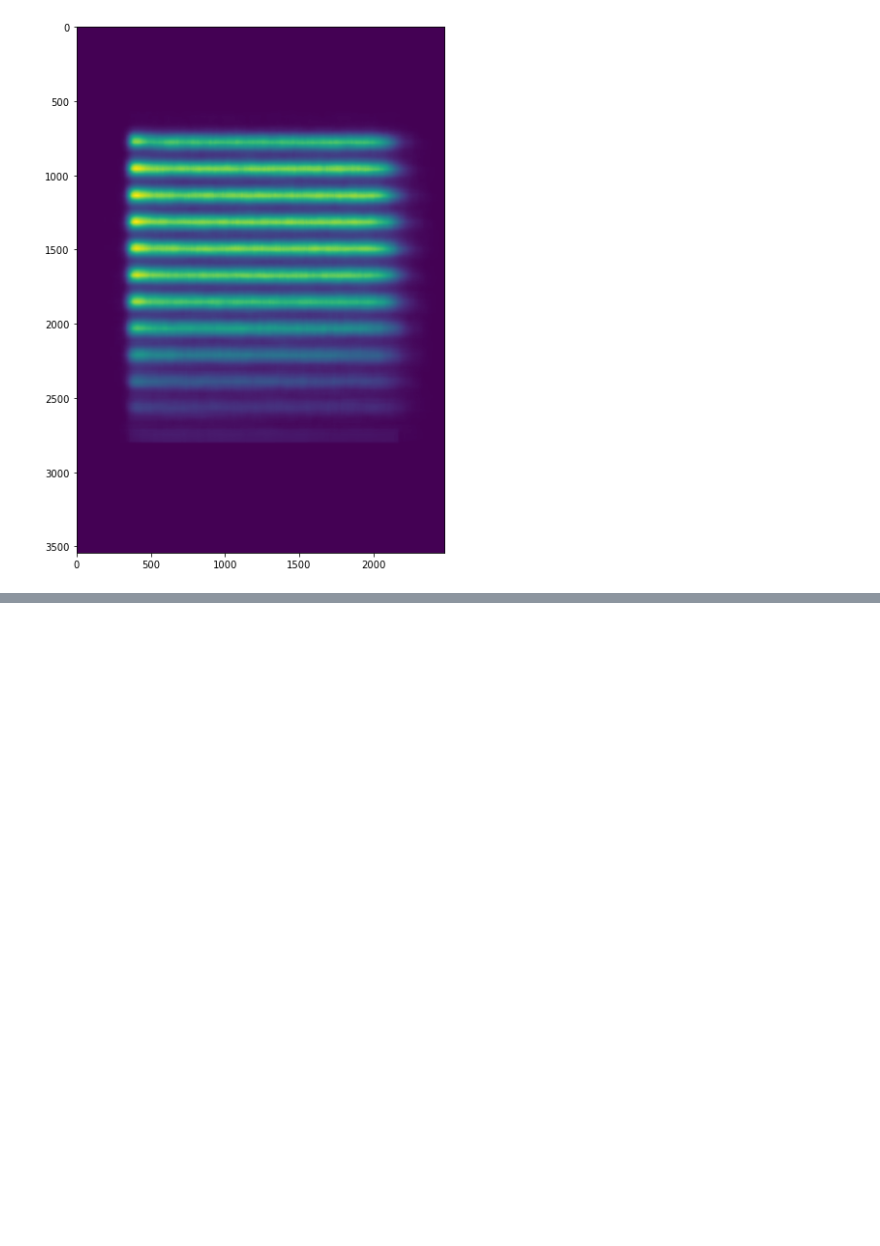
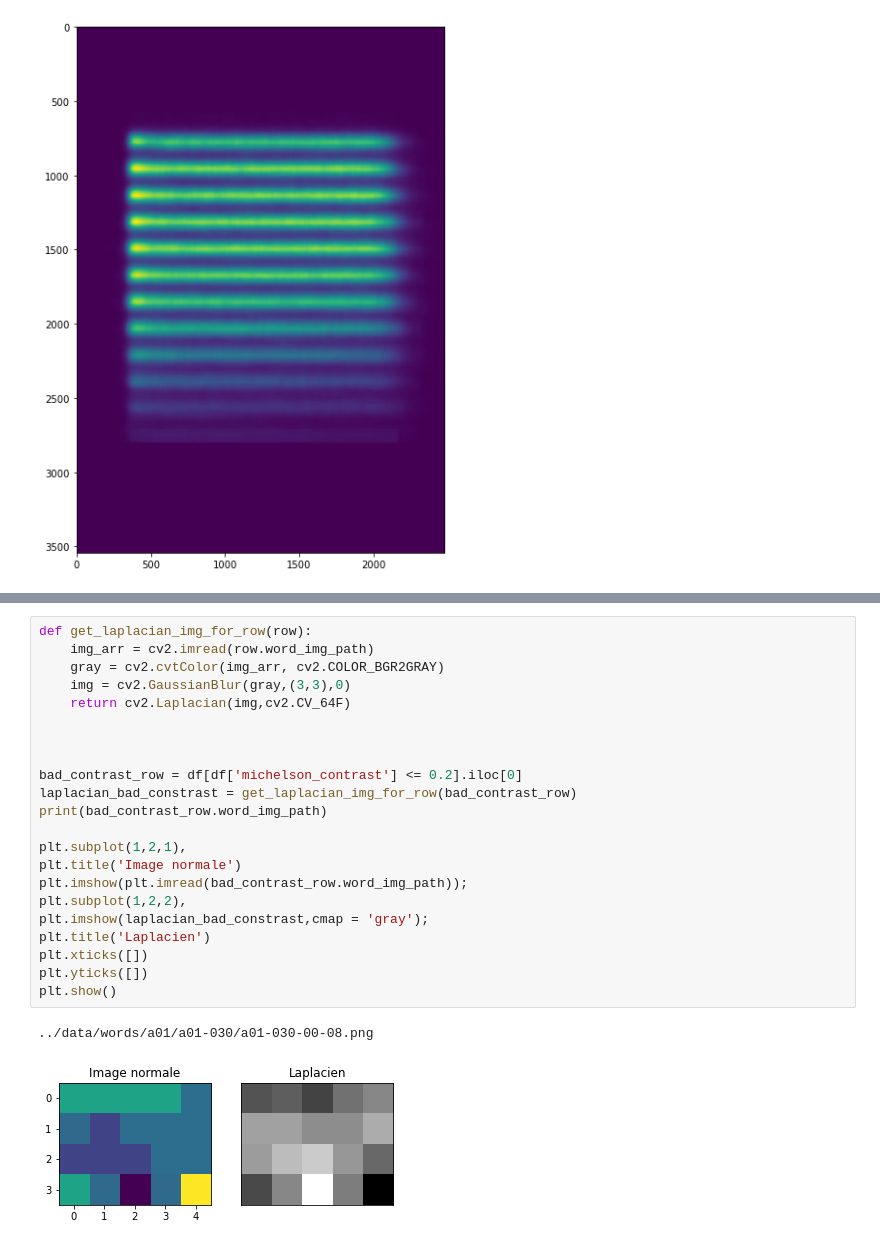
Before and after one commit to Jpec57/ocr-iam, a Jupyter notebook: notebooks/explorating_words.ipynb, the cells around one changed output, grey strips where cells are left out. Saved outputs shown, nothing was run; the diff lists cells and outputs as text; blank space fills up the shorter version.

```diff
--- a/notebooks/explorating_words.ipynb
+++ b/notebooks/explorating_words.ipynb
@@ -449,0 +535,25 @@ show_text_position_over_dataset()
+# %%
+def get_laplacian_img_for_row(row):
+    img_arr = cv2.imread(row.word_img_path)
+    gray = cv2.cvtColor(img_arr, cv2.COLOR_BGR2GRAY)
+    img = cv2.GaussianBlur(gray,(3,3),0)
+    return cv2.Laplacian(img,cv2.CV_64F)
+
+
+
+bad_contrast_row = df[df['michelson_contrast'] <= 0.2].iloc[0]
+laplacian_bad_constrast = get_laplacian_img_for_row(bad_contrast_row)
+print(bad_contrast_row.word_img_path)
+
+plt.subplot(1,2,1),
+plt.title('Image normale')
+plt.imshow(plt.imread(bad_contrast_row.word_img_path));
+plt.subplot(1,2,2),
+plt.imshow(laplacian_bad_constrast,cmap = 'gray');
+plt.title('Laplacien')
+plt.xticks([])
+plt.yticks([])
+plt.show()
+# %% [output]
+../data/words/a01/a01-030/a01-030-00-08.png
+[figure, added]
```
Also changed, not shown: parts of 6 cells of this notebook.
